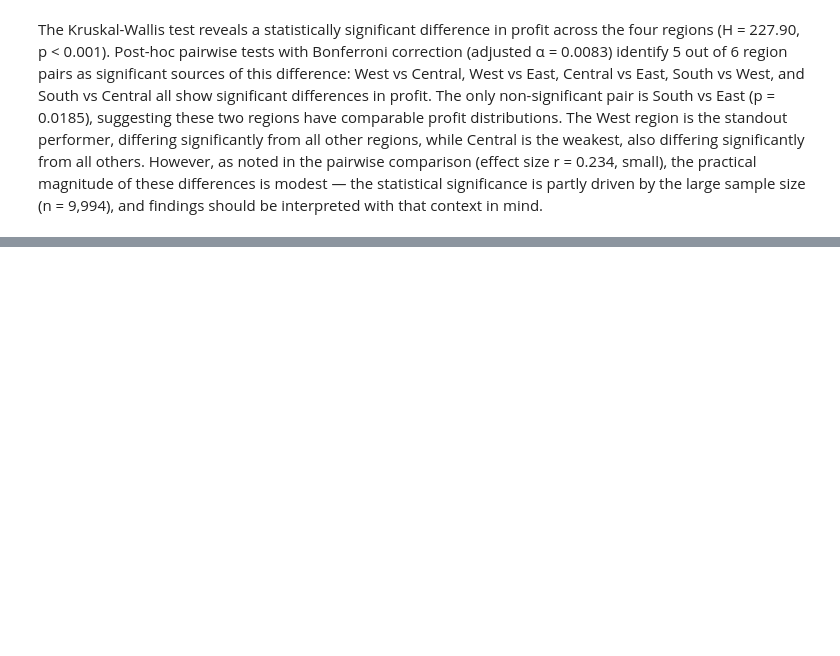
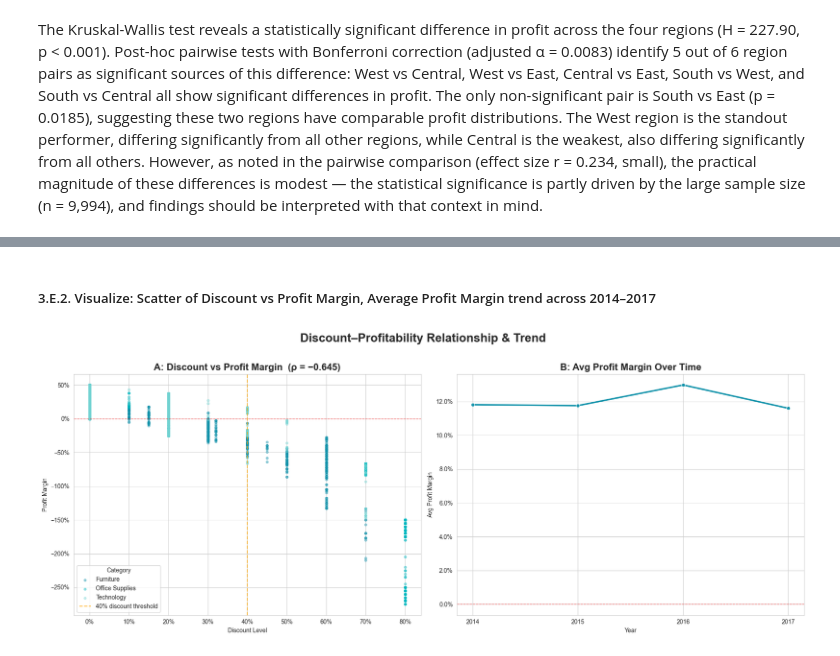
Before and after one commit to ivanya93/superstore_segmentation, a Jupyter notebook: notebooks/03_statistical_inference.ipynb, the cells around one changed output, grey strips where cells are left out. Drawn from its saved outputs; the diff is of its cells as text; code cells hidden in the pictures; blank space fills up the shorter version.

```diff
--- a/notebooks/03_statistical_inference.ipynb
+++ b/notebooks/03_statistical_inference.ipynb
@@ -279,0 +379,57 @@ The Kruskal-Wallis test reveals a statistically significant difference in profit
+# %% [markdown]
+##### 3.E.2. Visualize: Scatter of Discount vs Profit Margin, Average Profit Margin trend across 2014–2017
+# %%
+
+import os
+sns.set_style("whitegrid")
+
+fig, axes = plt.subplots(1, 2, figsize=(18, 7), sharey=False)
+
+# Discount vs Profit Margin
+category_colors = {'Furniture': '#1192AA', 'Office Supplies': '#00B8C0', 'Technology': '#73D4D3'}
+
+for cat, grp in df.groupby('Category'):
+    axes[0].scatter(
+        grp['Discount'],
+        grp['Profit Margin'],
+        label=cat,
+        color=category_colors[cat],
+        alpha=0.4,
+        s=15
+    )
+
+axes[0].axhline(0, color='red', linestyle='--', linewidth=1, alpha=0.7)
+axes[0].axvline(0.4, color='orange', linestyle='--', linewidth=1.5, alpha=0.7, label='40% discount threshold')
+axes[0].set_title("A: Discount vs Profit Margin  (ρ = −0.645)", fontsize=16, weight='bold')
+axes[0].set_xlabel("Discount Level")
+axes[0].set_ylabel("Profit Margin")
+axes[0].legend(title='Category', loc='lower left')
+axes[0].xaxis.set_major_formatter(mtick.PercentFormatter(xmax=1))
+axes[0].yaxis.set_major_formatter(mtick.PercentFormatter(xmax=1))
+
+# Panel B: Average Profit Margin by Year
+yearly_margin = df.groupby('Year')['Profit Margin'].mean().reset_index()
+
+sns.lineplot(
+    data=yearly_margin,
+    x='Year',
+    y='Profit Margin',
+    marker='o',
+    color='#1192AA',
+    linewidth=2.5,
+    ax=axes[1]
+)
+axes[1].axhline(0, color='red', linestyle='--', linewidth=1, alpha=0.5)
+axes[1].set_title("B: Avg Profit Margin Over Time", fontsize=16, weight='bold')
+axes[1].set_xlabel("Year")
+axes[1].set_ylabel("Avg Profit Margin")
+axes[1].yaxis.set_major_formatter(mtick.PercentFormatter(xmax=1))
+axes[1].set_xticks(yearly_margin['Year'])
+
+plt.suptitle("Discount–Profitability Relationship & Trend", fontsize=20, weight='bold', y=1.02)
+plt.tight_layout()
+os.makedirs('../output/images', exist_ok=True)
+plt.savefig('../output/images/03_discount_vs_margin.png', dpi=150, bbox_inches='tight')
+plt.show()
+# %% [output]
+[figure, added]
```
Also changed, not shown: parts of 27 cells of this notebook, 4 other files.
